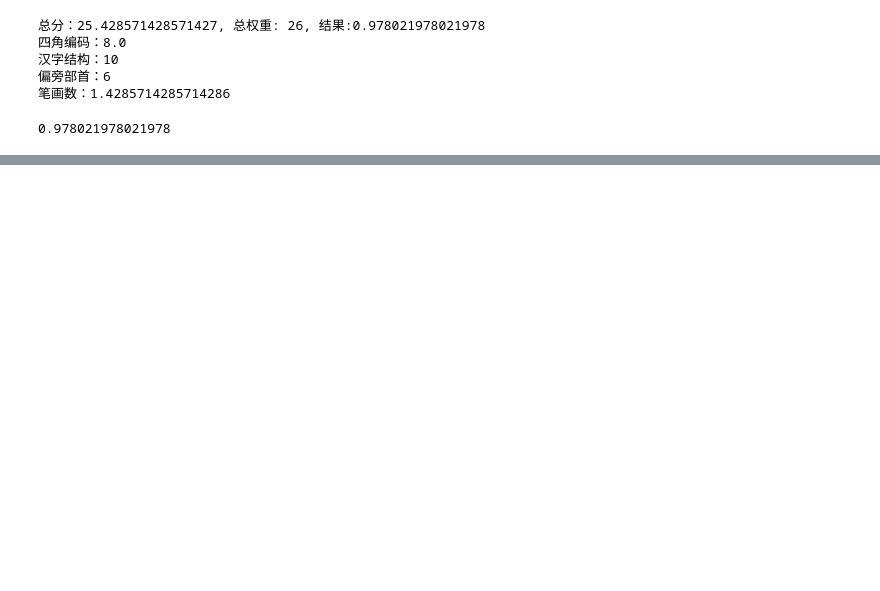
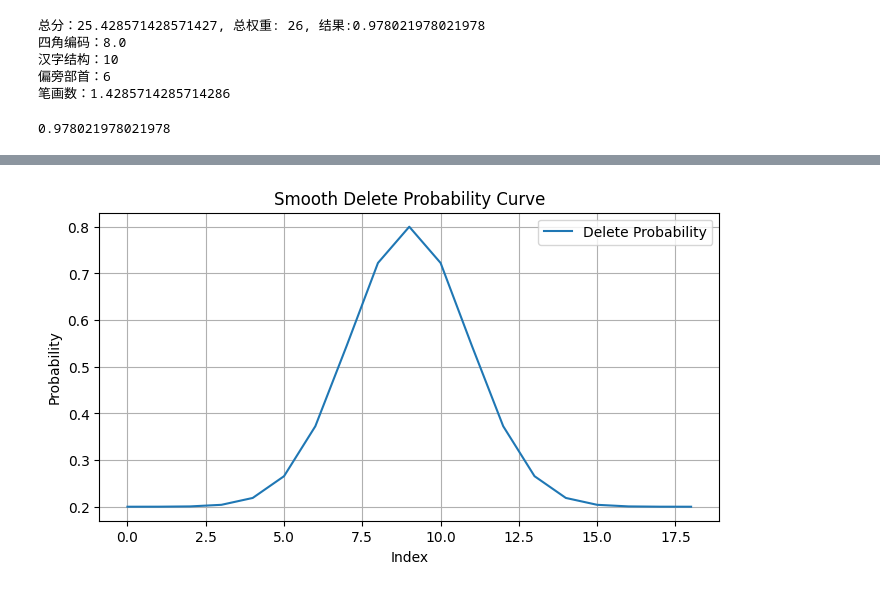
Before and after one commit to FocueAI/CLI2P, a Jupyter notebook: tools/expore/基于字形的中文相似度数据增强.ipynb, the cells around one changed output, grey strips where cells are left out. Cells and saved outputs as stored; diff of their text form; code cells hidden in the pictures; blank space fills up the shorter version.

```diff
--- a/tools/expore/基于字形的中文相似度数据增强.ipynb
+++ b/tools/expore/基于字形的中文相似度数据增强.ipynb
@@ -156,0 +394,48 @@ model.hanzijiegouDict
+# %%
+import numpy as np
+import matplotlib.pyplot as plt
+
+def delete_prob(index, length, avg_prob=0.8):
+    # 定义一个概率函数，使得两端的概率较高，中间的概率较低
+    mid = length // 2
+    if length % 2 == 0:
+        mid = mid - 0.5  # 修正中点为浮点数
+
+    # 计算距离中点的归一化距离
+    distance_to_mid = abs(index - mid) / (length / 2)
+
+    # 使用高斯衰减的变种，但调整参数以近似达到边界条件
+    # 注意：这里的sigma（标准差）需要调整以匹配您的需求
+    # 一个较小的sigma会使得曲线在中心附近更陡峭，在两端更平缓
+    sigma = 0.2  # 这个值需要根据实际情况进行调整
+    gaussian_factor = np.exp(-(distance_to_mid ** 2) / (2 * sigma ** 2))
+
+    # 构造一个从avg_prob到1-avg_prob的平滑过渡
+    # 这里我们使用一个简单的线性插值来近似，但也可以考虑使用其他更复杂的函数
+    # 注意：这种方法并不严格保证在端点处y=1-avg_prob，但会接近这个值
+    min_prob = avg_prob  # 最小概率，这里设为avg_prob（实际上可以更低）
+    max_prob = 1 - avg_prob  # 最大概率
+    prob_range = max_prob - min_prob
+    adjusted_prob = min_prob + prob_range * (1 - gaussian_factor)
+
+    # 由于我们想要在中间点处概率为avg_prob，我们可以稍微调整上述公式
+    # 但由于高斯函数在中间点是最大的，并且我们想要的是最小的概率avg_prob，
+    # 所以我们实际上不需要进一步调整，除非我们想要一个非对称的曲线
+
+    # 返回调整后的概率
+    return adjusted_prob
+
+x = [i for i in range(19)]
+y = [delete_prob(i, len(x), 0.8) for i in x]
+
+# 创建图形（其余部分保持不变）
+plt.figure(figsize=(8, 4))
+plt.plot(x, y, label='Delete Probability')
+plt.title('Smooth Delete Probability Curve')
+plt.xlabel('Index')
+plt.ylabel('Probability')
+plt.legend()
+plt.grid(True)
+plt.show()
+# %% [output]
+[figure, added]
```
Also changed, not shown: parts of 11 cells of this notebook, 3 other files.
